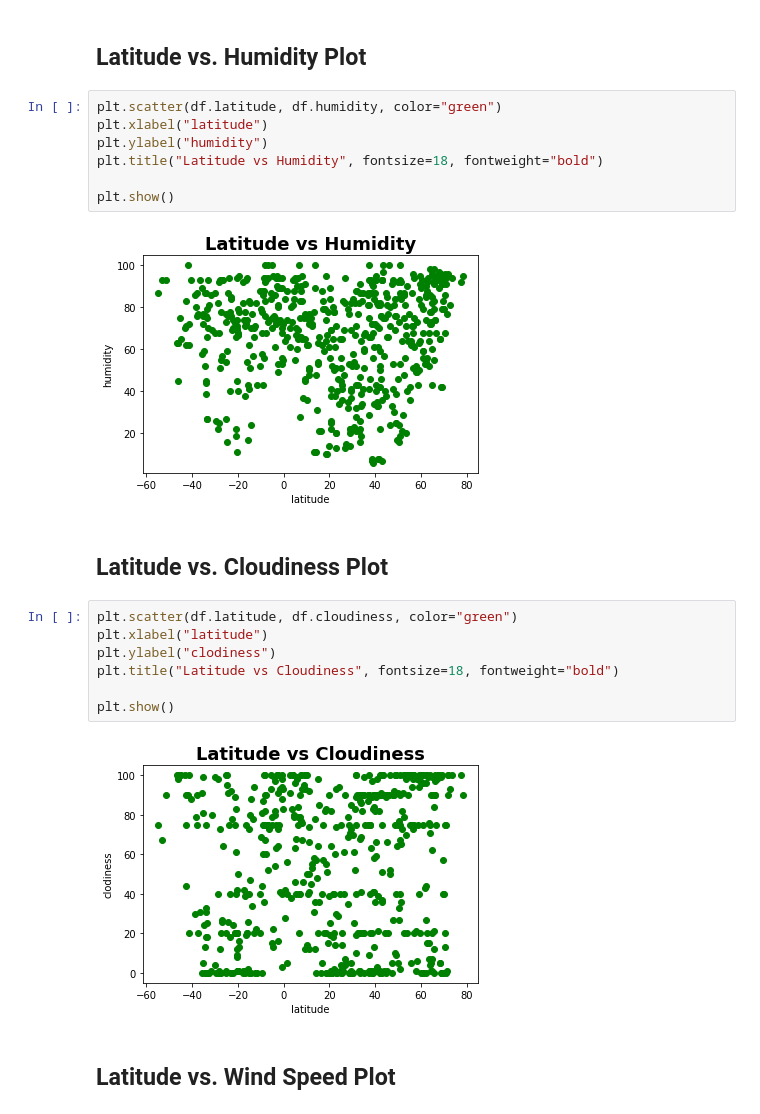
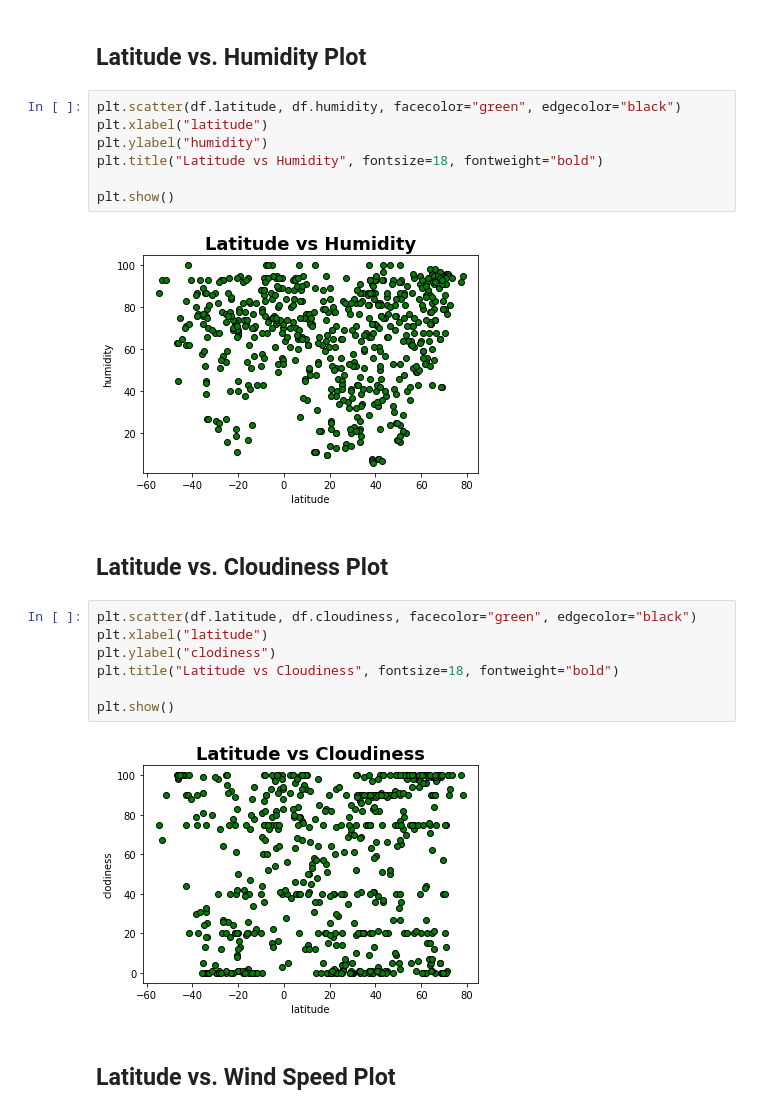
Before and after one commit to HosseinEsteaneh/UCI_HomeWork_Hossein, a Jupyter notebook: Homework_06/Python-api-challenge/WeatherPy.ipynb, the cells around one changed output. Saved outputs shown, nothing was run; the diff lists cells and outputs as text.

```diff
--- a/Homework_06/Python-api-challenge/WeatherPy.ipynb
+++ b/Homework_06/Python-api-challenge/WeatherPy.ipynb
@@ -188,25 +209,25 @@ plt.show()
 # %% [markdown]
 ## Latitude vs. Humidity Plot
 # %%
-plt.scatter(df.latitude, df.humidity, color="green")
+plt.scatter(df.latitude, df.humidity, facecolor="green", edgecolor="black")
 plt.xlabel("latitude")
 plt.ylabel("humidity")
 plt.title("Latitude vs Humidity", fontsize=18, fontweight="bold")
 
 plt.show()
 # %% [output]
-[figure, old version]
+[figure, new version]
 # %% [markdown]
 ## Latitude vs. Cloudiness Plot
 # %%
-plt.scatter(df.latitude, df.cloudiness, color="green")
+plt.scatter(df.latitude, df.cloudiness, facecolor="green", edgecolor="black")
 plt.xlabel("latitude")
 plt.ylabel("clodiness")
 plt.title("Latitude vs Cloudiness", fontsize=18, fontweight="bold")
 
 plt.show()
 # %% [output]
-[figure, old version]
+[figure, new version]
 # %% [markdown]
 ## Latitude vs. Wind Speed Plot
 # %%
```
Also changed, not shown: parts of 19 cells of this notebook, 24 other files.
